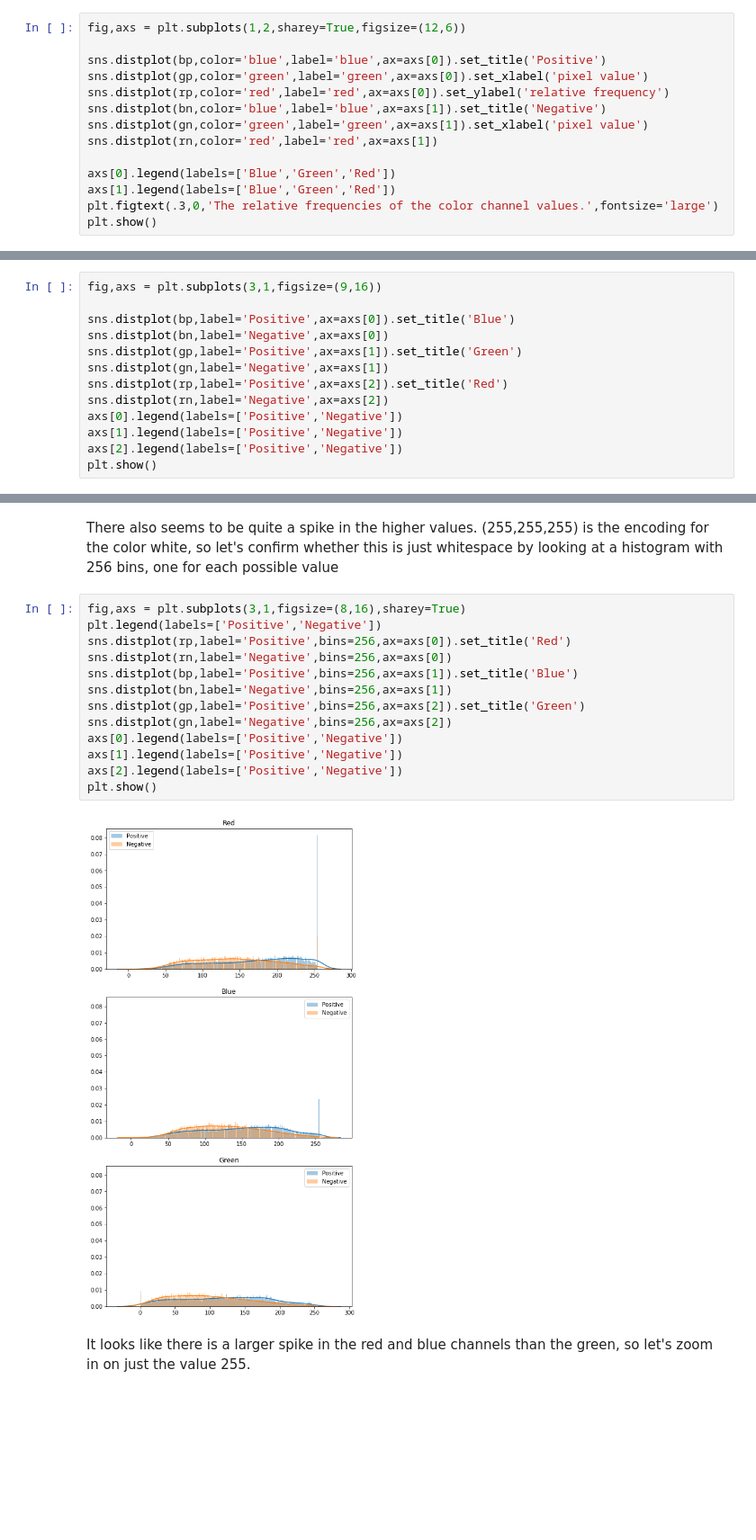
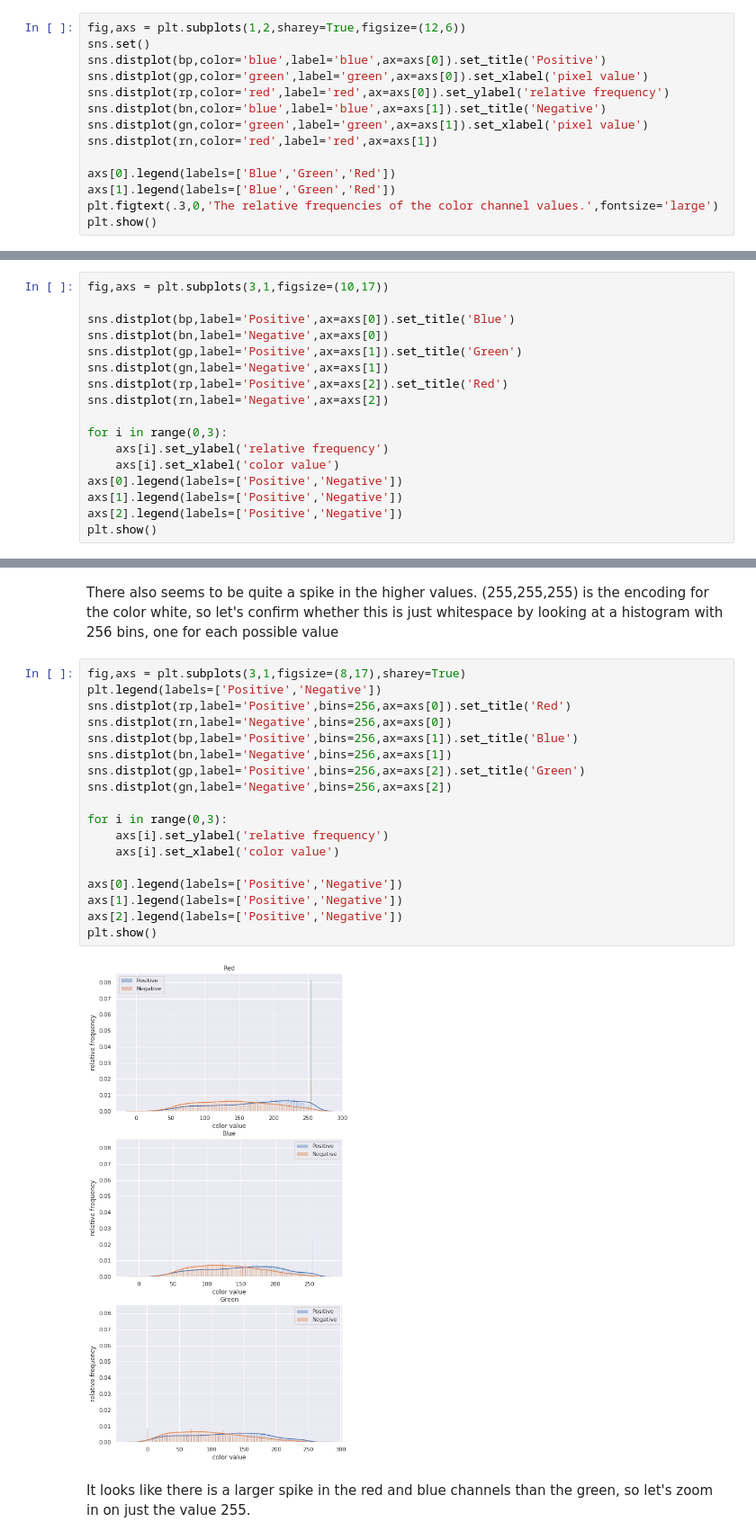
Before and after one commit to morganfry/springboard, a Jupyter notebook: Capstone Project 1/Spr_Cap1_MFRY_Data_Exploration.ipynb, the cells around one changed output, grey strips where cells are left out. Shown at 90% size. Saved outputs shown, nothing was run; the diff lists cells and outputs as text; blank space fills up the shorter version.

```diff
--- a/Capstone Project 1/Spr_Cap1_MFRY_Data_Exploration.ipynb
+++ b/Capstone Project 1/Spr_Cap1_MFRY_Data_Exploration.ipynb
@@ -93,7 +93,7 @@ for each in X_n:
     bn,gn,rn=cv2.split(each)
 # %%
 fig,axs = plt.subplots(1,2,sharey=True,figsize=(12,6))
-
+sns.set()
 sns.distplot(bp,color='blue',label='blue',ax=axs[0]).set_title('Positive')
 sns.distplot(gp,color='green',label='green',ax=axs[0]).set_xlabel('pixel value')
 sns.distplot(rp,color='red',label='red',ax=axs[0]).set_ylabel('relative frequency')
@@ -110,7 +110,7 @@ plt.show()
 # %% [markdown]
 There appears to be some differences between the positive and negative sets, so let's compare the individual color channels individually to see if anything sticks out.
 # %%
-fig,axs = plt.subplots(3,1,figsize=(9,16))
+fig,axs = plt.subplots(3,1,figsize=(10,17))
 
 sns.distplot(bp,label='Positive',ax=axs[0]).set_title('Blue')
 sns.distplot(bn,label='Negative',ax=axs[0])
@@ -118,6 +118,10 @@ sns.distplot(gp,label='Positive',ax=axs[1]).set_title('Green')
 sns.distplot(gn,label='Negative',ax=axs[1])
 sns.distplot(rp,label='Positive',ax=axs[2]).set_title('Red')
 sns.distplot(rn,label='Negative',ax=axs[2])
+
+for i in range(0,3):
+    axs[i].set_ylabel('relative frequency')
+    axs[i].set_xlabel('color value')
 axs[0].legend(labels=['Positive','Negative'])
 axs[1].legend(labels=['Positive','Negative'])
 axs[2].legend(labels=['Positive','Negative'])
@@ -129,20 +133,25 @@ In each of the 3 color channels, the preponderance of the numerical values of th
 # %% [markdown]
 There also seems to be quite a spike in the higher values. (255,255,255) is the encoding for the color white, so let's confirm whether this is just whitespace by looking at a histogram with 256 bins, one for each possible value
 # %%
-fig,axs = plt.subplots(3,1,figsize=(8,16),sharey=True)
+fig,axs = plt.subplots(3,1,figsize=(8,17),sharey=True)
 plt.legend(labels=['Positive','Negative'])
 sns.distplot(rp,label='Positive',bins=256,ax=axs[0]).set_title('Red')
 sns.distplot(rn,label='Negative',bins=256,ax=axs[0])
 sns.distplot(bp,label='Positive',bins=256,ax=axs[1]).set_title('Blue')
 sns.distplot(bn,label='Negative',bins=256,ax=axs[1])
 sns.distplot(gp,label='Positive',bins=256,ax=axs[2]).set_title('Green')
 sns.distplot(gn,label='Negative',bins=256,ax=axs[2])
+
+for i in range(0,3):
+    axs[i].set_ylabel('relative frequency')
+    axs[i].set_xlabel('color value')
+
 axs[0].legend(labels=['Positive','Negative'])
 axs[1].legend(labels=['Positive','Negative'])
 axs[2].legend(labels=['Positive','Negative'])
 plt.show()
 # %% [output]
-[figure, old version]
+[figure, new version]
 # %% [markdown]
 It looks like there is a larger spike in the red and blue channels than the green, so let's zoom in on just the value 255.
 # %%
```
Also changed, not shown: parts of 12 cells of this notebook.
